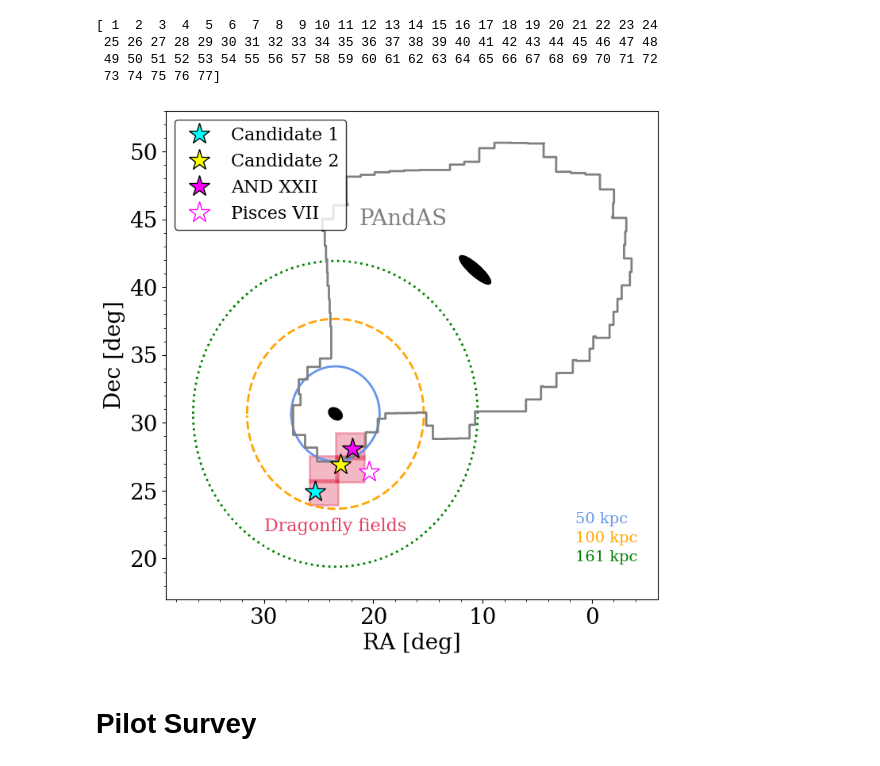
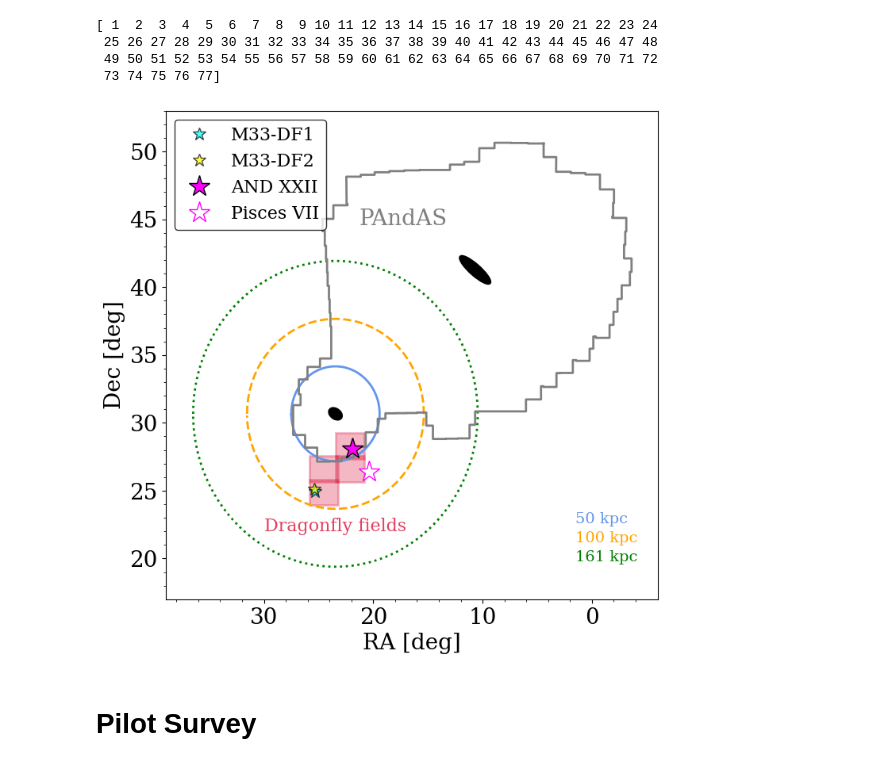
Before and after one commit to ekta1224/pspM31_hack, a Jupyter notebook: Dragonfly_fields.ipynb, the cells around one changed output. Cells and saved outputs as stored; diff of their text form; code cells hidden in the pictures.

Commit message:
updated plot with Candidates on it to replace Candidate 2 for Qing upcoming paper

```diff
--- a/Dragonfly_fields.ipynb
+++ b/Dragonfly_fields.ipynb
@@ -350,8 +350,9 @@ plt.ylabel('Dec [deg]', fontsize=20)
 and22 = SkyCoord('01h27m40.0s','28d05m25s', unit='deg')
 m33 = SkyCoord('01h33m50.0s','30d39m37s', unit='deg')
 m31 = SkyCoord('0h42m44.3s', '41d16m9s', unit='deg')
-plt.plot(25.33584, 24.90581, '*', color='cyan' ,mec='black',ms=20, label='Candidate 1', zorder=5)
-plt.plot(22.97674, 26.89809, '*', color='yellow' ,mec='black',ms=20, label='Candidate 2', zorder=5)
+plt.plot(25.33584, 24.90581, '*', color='cyan' ,mec='black',ms=12, label='M33-DF1', zorder=5,alpha=0.7)
+#plt.plot(22.97674, 26.89809, '*', color='yellow' ,mec='black',ms=20, label='Candidate 2', zorder=5) #OLD CANDIDATE2 (from original HST Phase 1)
+plt.plot(25.4258, 25.1152, '*', color='yellow' ,mec='black',ms=12, label='M33-DF2', zorder=5,alpha=0.7)
 plt.plot(and22.ra.deg, and22.dec.deg, '*', color='magenta' ,mec='black',ms=20, label='AND XXII', zorder=5)
 plt.plot(20.418750, 26.390000, '*', color='white' ,mec='magenta',ms=20, label='Pisces VII', zorder=5)
 
@@ -413,35 +414,35 @@ dec_centers = [28.299663888888887,26.589663888888886,26.589663888888886,24.87966
 
 # plt.plot(24.499999999999996, 26.589663888888886,'co', ms=6, zorder=1000)
 # plt.plot(24.499999999999996, 24.87966388888889,'co', ms=6)
 
 
 
 # for i in range(len(sc_fields)):
 #     field = Rectangle([sc_fields[i].ra.deg-rasize/2, sc_fields[i].dec.deg-decsize/2], 3.3, 2.9, color='b', fill=False)
 #     ax.add_patch(field)
 
 for i in range(len(ra_centers)):
         field = Rectangle([ra_centers[i]-rasize/2, dec_centers[i]-decsize/2], 2.6, 1.9, lw=2, edgecolor='crimson', facecolor='crimson', fill=True, alpha=0.3)
         ax.add_patch(field)
 #     if 24. < sc_fields[i].ra.deg < 26 and sc_fields[i].dec.deg < 27.:
 #         field = Rectangle([sc_fields[i].ra.deg-rasize/2, sc_fields[i].dec.deg-decsize/2], 2.6, 1.9, lw=2, edgecolor='darkviolet', fill=False)
 #         ax.add_patch(field)
 
 plt.text(30, 22, 'Dragonfly fields',fontsize=16, color='crimson', alpha=0.8)
 
 plt.legend(numpoints=1, fontsize=16, loc='upper left',edgecolor='black', facecolor=(1, 1, 1, 1))
 plt.figtext(0.77, 0.23, r'50 kpc', color='cornflowerblue', fontsize=14)
 plt.figtext(0.77, 0.2, r'100 kpc', color='orange', fontsize=14)
 plt.figtext(0.77, 0.17, r'161 kpc', color='green', fontsize=14)
 ax.xaxis.set_minor_locator(AutoMinorLocator())
 ax.yaxis.set_minor_locator(AutoMinorLocator())
 
 ax.tick_params(axis='both', which='major', labelsize=20)
 ax.tick_params(axis='both', which='minor', labelsize=20)
 
-#plt.savefig('M33_Dragonfly_fields_2022.png')
+plt.savefig('M33_Dragonfly_fields_2023_replaceCand2.png')
 # %% [output]
-[figure, old version]
+[figure, new version]
 # %% [markdown]
 # Pilot Survey
 # %%
```
